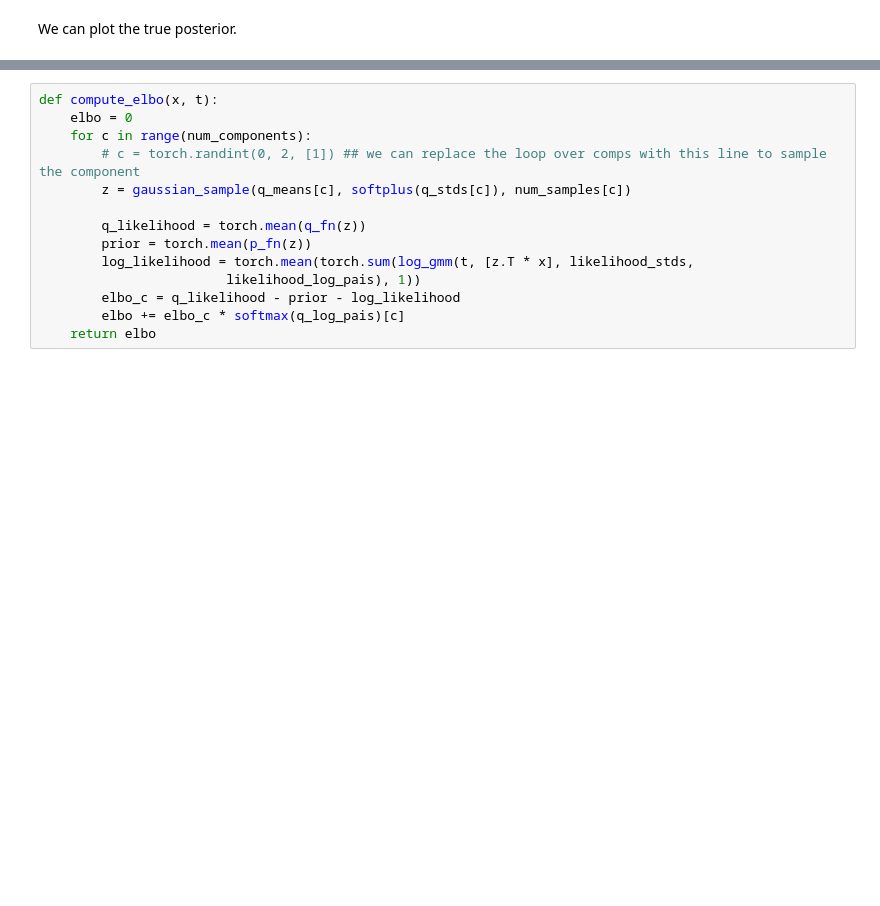
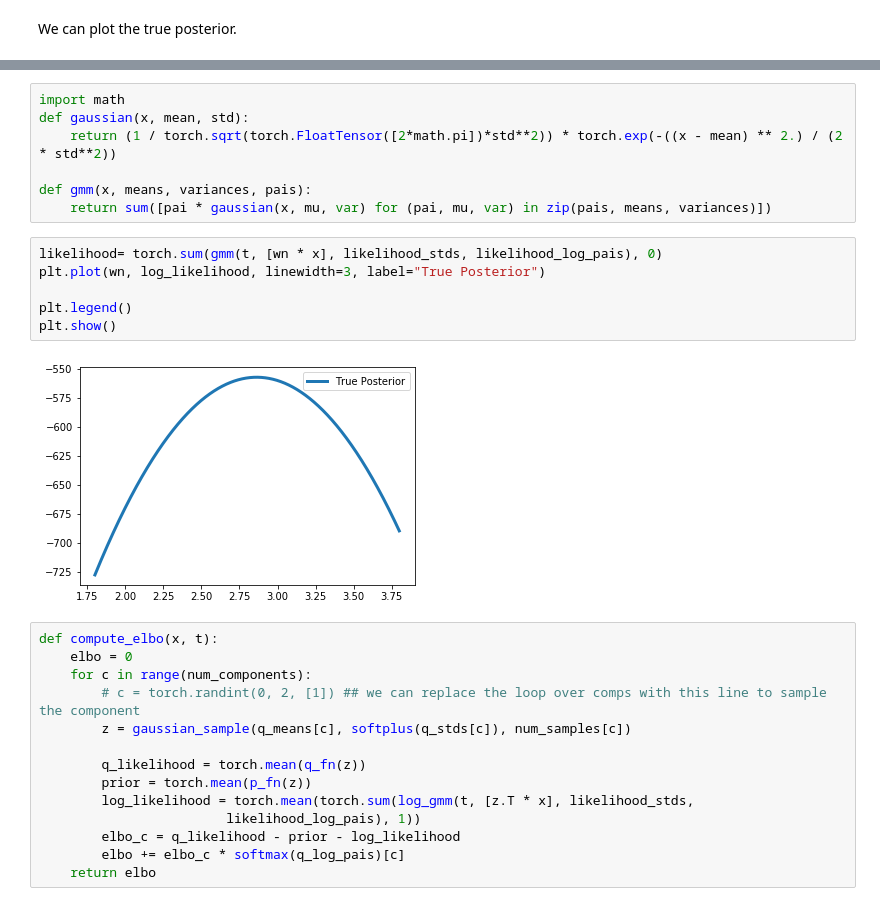
Before and after one commit to fmahdisoltani/Variational_Inference, a Jupyter notebook: Notebooks/VI-data.ipynb, the cells around one changed output, grey strips where cells are left out. Cells and saved outputs as stored; diff of their text form; blank space fills up the shorter version.

```diff
--- a/Notebooks/VI-data.ipynb
+++ b/Notebooks/VI-data.ipynb
@@ -91,3 +92,18 @@ plt.show()
+# %%
+import math
+def gaussian(x, mean, std):
+    return (1 / torch.sqrt(torch.FloatTensor([2*math.pi])*std**2)) * torch.exp(-((x - mean) ** 2.) / (2 * std**2))
+
+def gmm(x, means, variances, pais):
+    return sum([pai * gaussian(x, mu, var) for (pai, mu, var) in zip(pais, means, variances)])
+# %%
+likelihood= torch.sum(gmm(t, [wn * x], likelihood_stds, likelihood_log_pais), 0)
+plt.plot(wn, log_likelihood, linewidth=3, label="True Posterior")
+
+plt.legend()
+plt.show()
+# %% [output]
+[figure, added]
 # %%
 def compute_elbo(x, t):
     elbo = 0
```
Also changed, not shown: parts of 6 cells of this notebook.
